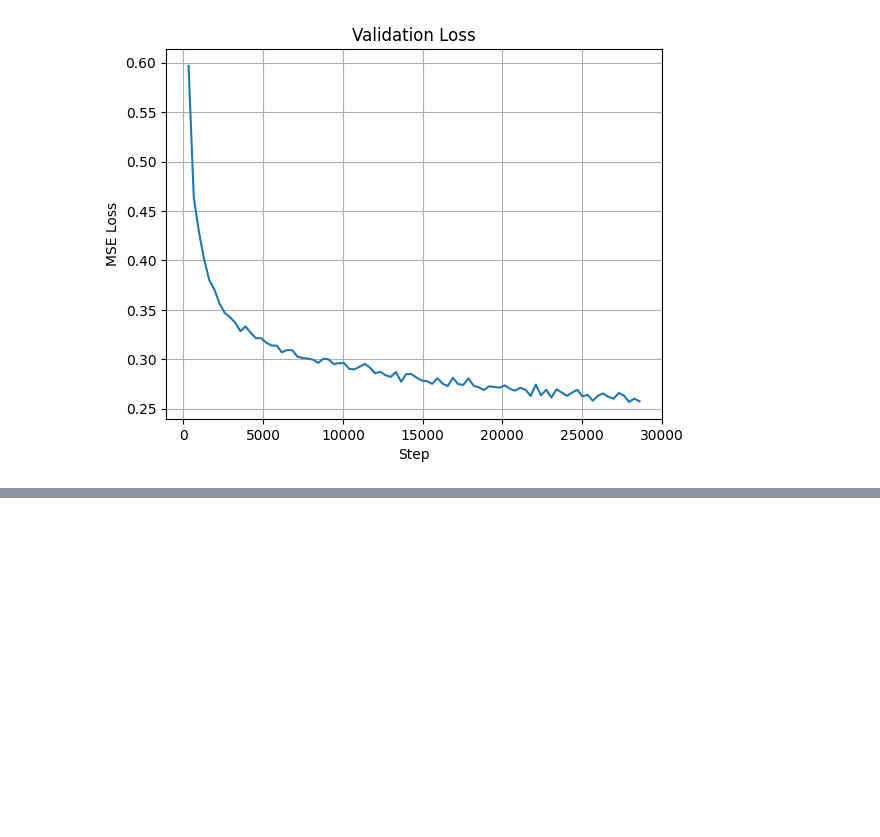
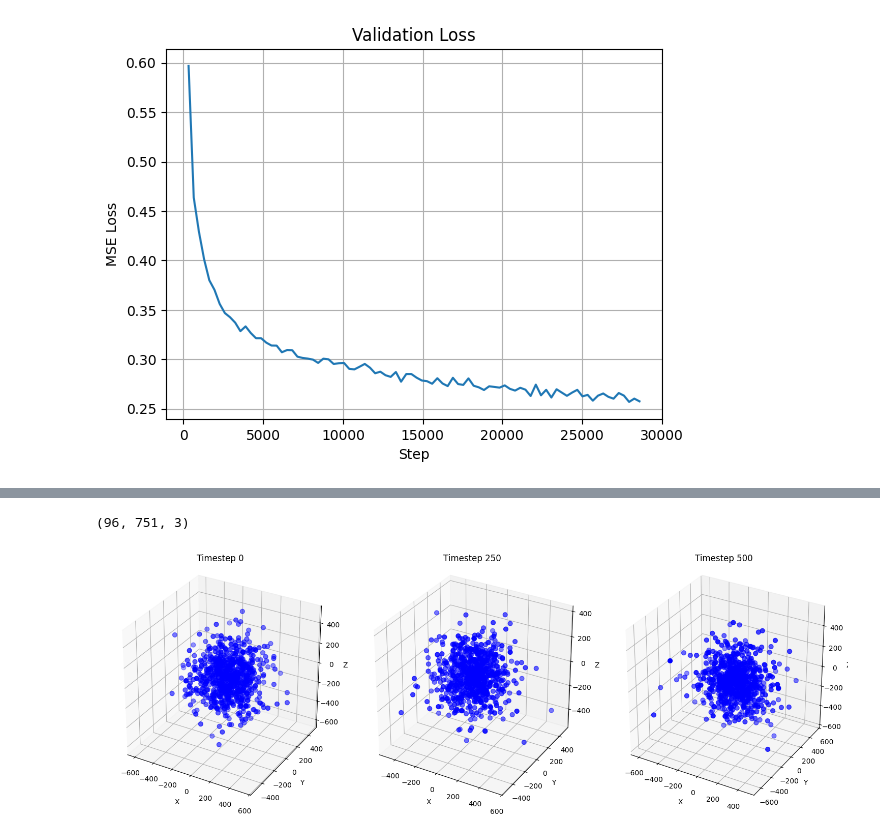
Before and after one commit to ipejonathan/LLNLMLBackmapping, a Jupyter notebook: inference_test.ipynb, the cells around one changed output, grey strips where cells are left out. Saved outputs shown, nothing was run; the diff lists cells and outputs as text; code cells hidden in the pictures; blank space fills up the shorter version.

```diff
--- a/inference_test.ipynb
+++ b/inference_test.ipynb
@@ -184,0 +165,8 @@ plot_diffusion_samples(samples)
+# %%
+data = np.load("pred-cg-500.npy")
+print(data.shape)
+samples = [data[0], data[77], data[95]]
+plot_diffusion_samples(samples)
+# %% [output]
+(96, 751, 3)
+[figure, added]
```
Also changed, not shown: parts of 6 cells of this notebook.
